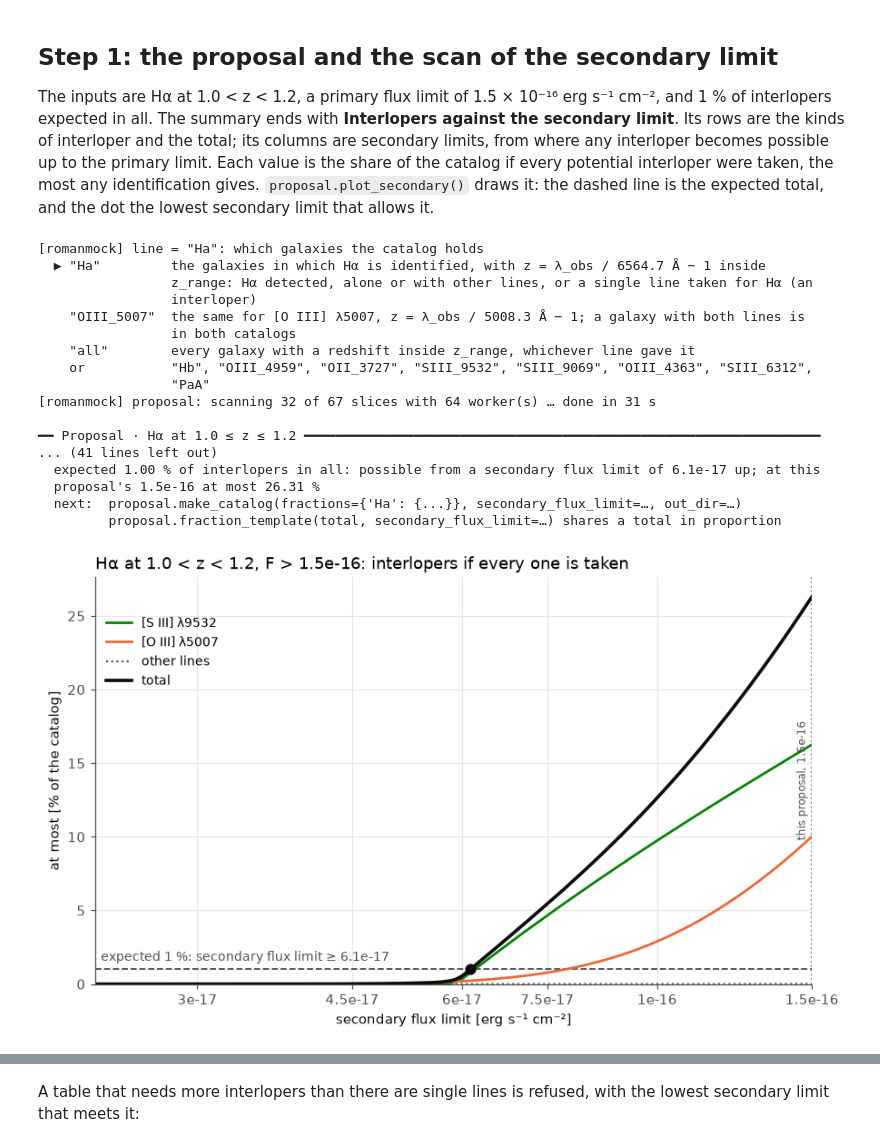
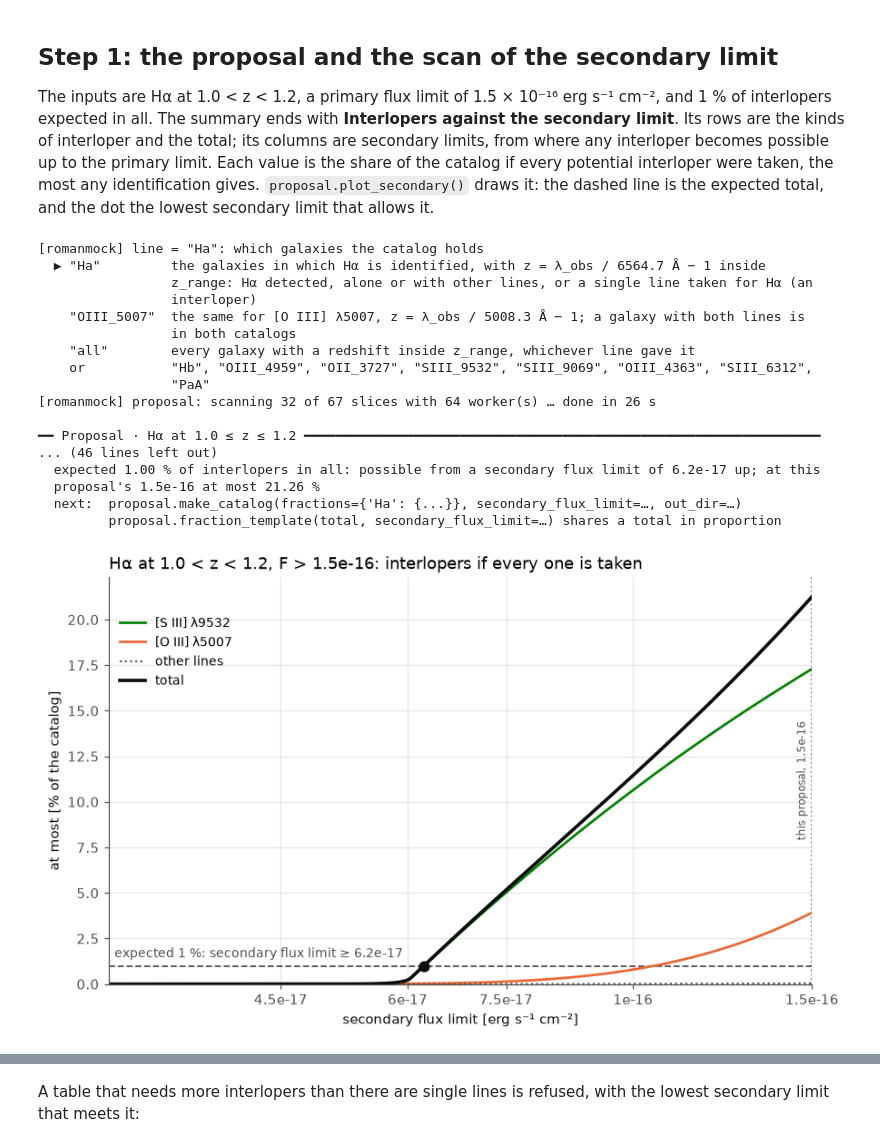
Before and after one commit to willlake/RomanMock, a Jupyter notebook: notebooks/04_catalog_by_design.ipynb, the cells around one changed output, grey strips where cells are left out. Saved outputs shown, nothing was run; the diff lists cells and outputs as text; code cells hidden in the pictures.

```diff
--- a/notebooks/04_catalog_by_design.ipynb
+++ b/notebooks/04_catalog_by_design.ipynb
@@ -34,7 +35,7 @@ import json
 from pathlib import Path
 import numpy as np
 import matplotlib.pyplot as plt
-from romanmock import BaseCatalog, Catalog, Proposal, plotting
+from romanmock import BaseCatalog, Catalog, LineFactors, Proposal, plotting
 from romanmock.plotting import OUTCOME_COLORS, TEXT_PRIMARY, feature_color, feature_label
 
 plotting.use_style()
@@ -43,5 +44,10 @@ OUT = Path(os.environ["PSCRATCH"]) / "RomanMocks" / "examples"      # scratch: p
 N_WORKERS = 64 if "SLURM_JOB_ID" in os.environ else None           # a whole CPU node; None: what a login node allows
 base = BaseCatalog(BASE)
 print(base)
+
+# The rescaling of the oxygen lines (introduction of notebook 01): [O III] gets a scatter of 0.19 dex, and [O II] is
+# brightened by 0.25 dex with a scatter of 0.11 dex. One deviate per galaxy; the other lines keep their raw fluxes.
+RESCALING = LineFactors(log_offsets={"OII_3727": 0.25}, scatter={"OIII_5007": 0.19, "OIII_4959": 0.19, "OII_3727": 0.11})
+print(RESCALING.describe(base.line_set))
 # %% [output]
 <BaseCatalog /global/cfs/cdirs/m4943/Simulations/RomanMocks/sdss_feniks_hizels_261013_10_14_2026/base: 403,068,868 galaxies in 67 slices, 0.00 < z < 4.00; flux limit 1.00e-18 erg/s/cm2 in 10000-19300  ...
@@ -55,28 +62,29 @@ Each value is the share of the catalog if every potential interloper were taken,
 any identification gives. `proposal.plot_secondary()` draws it: the dashed line is the expected total, and the dot the
 lowest secondary limit that allows it.
 # %%
-proposal = base.make_proposal((1.0, 1.2), line="Ha", flux_limit=1.5e-16, interloper_fraction=0.01, n_workers=N_WORKERS)
+proposal = base.make_proposal((1.0, 1.2), line="Ha", flux_limit=1.5e-16, interloper_fraction=0.01, rescaling=RESCALING,
+                              n_workers=N_WORKERS)
 proposal.plot_secondary()
 plt.show()
 # %% [output]
 [romanmock] line = "Ha": which galaxies the catalog holds
   ▶ "Ha"         the galaxies in which Hα is identified, with z = λ_obs / 6564.7 Å − 1 inside
                  z_range: Hα detected, alone or with other lines, or a single line taken for Hα (an
                  interloper)
     "OIII_5007"  the same for [O III] λ5007, z = λ_obs / 5008.3 Å − 1; a galaxy with both lines is
                  in both catalogs
     "all"        every galaxy with a redshift inside z_range, whichever line gave it
     or           "Hb", "OIII_4959", "OII_3727", "SIII_9532", "SIII_9069", "OIII_4363", "SIII_6312",
                  "PaA"
-[romanmock] proposal: scanning 32 of 67 slices with 64 worker(s) … done in 31 s
+[romanmock] proposal: scanning 32 of 67 slices with 64 worker(s) … done in 26 s
 
 ━━ Proposal · Hα at 1.0 ≤ z ≤ 1.2 ━━━━━━━━━━━━━━━━━━━━━━━━━━━━━━━━━━━━━━━━━━━━━━━━━━━━━━━━━━━━━━━━━━
-... (41 lines left out)
-  expected 1.00 % of interlopers in all: possible from a secondary flux limit of 6.1e-17 up; at this
-  proposal's 1.5e-16 at most 26.31 %
+... (46 lines left out)
+  expected 1.00 % of interlopers in all: possible from a secondary flux limit of 6.2e-17 up; at this
+  proposal's 1.5e-16 at most 21.26 %
   next:  proposal.make_catalog(fractions={'Ha': {...}}, secondary_flux_limit=…, out_dir=…)
          proposal.fraction_template(total, secondary_flux_limit=…) shares a total in proportion
-[figure, old version]
+[figure, new version]
 # %% [markdown]
 With a single tier the sample is the 12.62 M galaxies with Hα above the primary limit (4,894 per deg²). The scan
 shows where the interlopers can come from:
```
Also changed, not shown: parts of 15 cells of this notebook, 13 other files.
